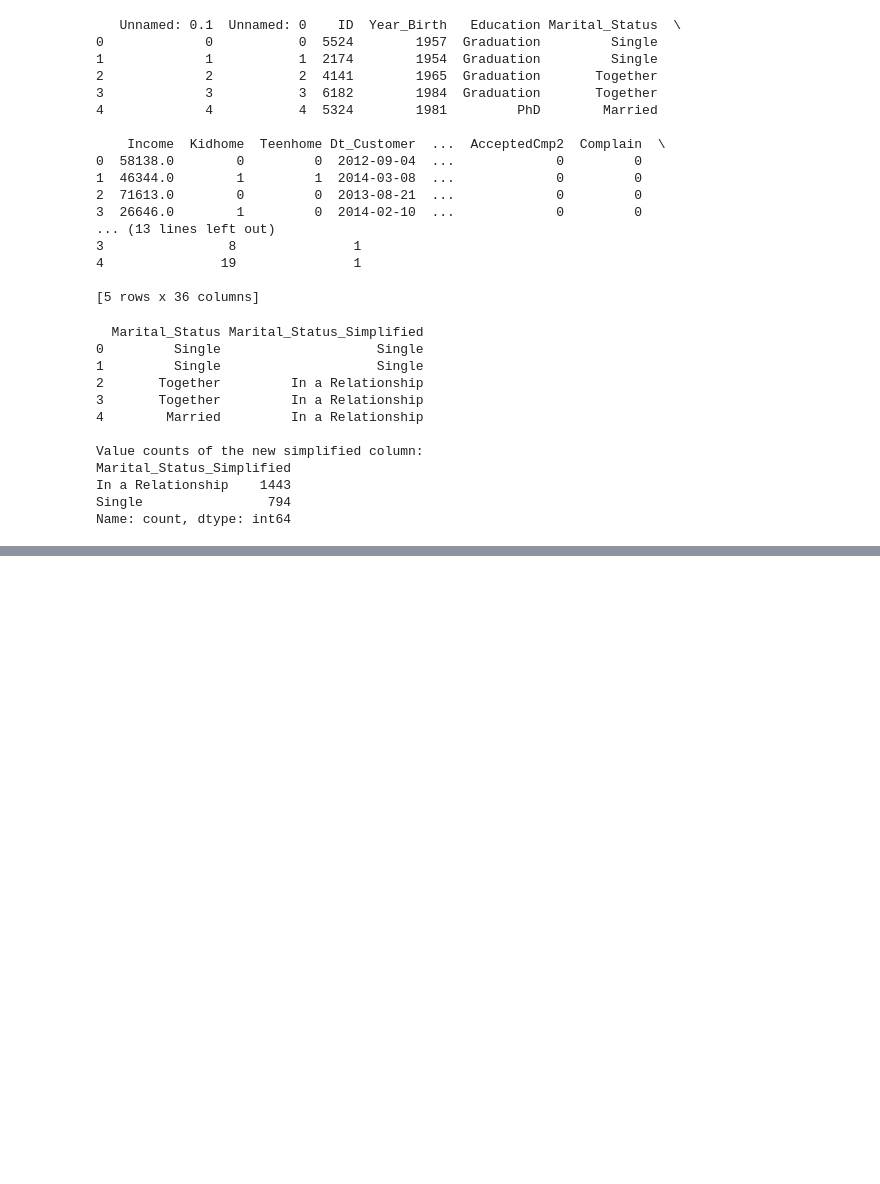
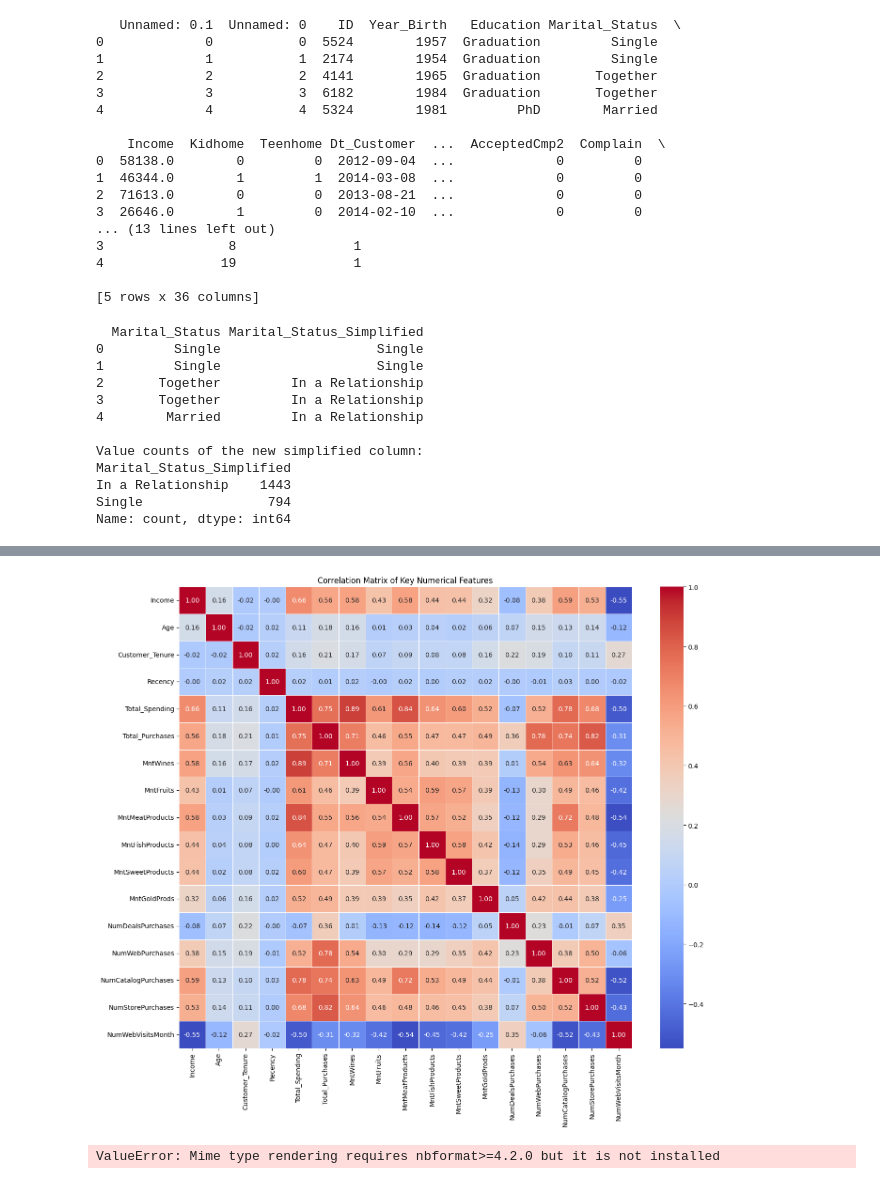
Before and after one commit to SsenogaHerman/GROUP_B_EVENING_RECESS, a Jupyter notebook: missing_values.ipynb, the cells around one changed output, grey strips where cells are left out. Saved outputs shown, nothing was run; the diff lists cells and outputs as text; code cells hidden in the pictures; blank space fills up the shorter version.

```diff
--- a/missing_values.ipynb
+++ b/missing_values.ipynb
@@ -669,0 +768,49 @@ DataFrame df3 head with engineered clusters:
+# %%
+# Select relevant numerical columns for correlation
+numerical_cols = [
+    'Income', 'Age', 'Customer_Tenure', 'Recency', 'Total_Spending', 'Total_Purchases',
+    'MntWines', 'MntFruits', 'MntMeatProducts', 'MntFishProducts', 'MntSweetProducts', 'MntGoldProds',
+    'NumDealsPurchases', 'NumWebPurchases', 'NumCatalogPurchases', 'NumStorePurchases', 'NumWebVisitsMonth'
+]
+
+# Calculate the correlation matrix
+correlation_matrix = df3[numerical_cols].corr()
+
+# Plot the heatmap
+plt.figure(figsize=(14, 12))
+sns.heatmap(correlation_matrix, annot=True, cmap='coolwarm', fmt=".2f", linewidths=.5)
+plt.title('Correlation Matrix of Key Numerical Features')
+plt.xticks(rotation=90)
+plt.yticks(rotation=0)
+plt.tight_layout()
+plt.show()
+# %% [output]
+[figure, added]
+# %%
+import plotly.express as px
+# Set a style for better aesthetics for plots (optional, mainly affects static plots)
+sns.set_style("whitegrid")
+plt.rcParams['font.family'] = 'Inter' # Set font to Inter (optional)
+
+# --- 3D Plot using Plotly Express ---
+# Using df2 for plotting
+fig = px.scatter_3d(df3,
+                    x='Income',
+                    y='Total_Spending',
+                    z='Age',
+                    color='Education', # You can color points by a categorical variable
+                    hover_name='ID',   # Display customer ID on hover
+                    hover_data=['Marital_Status_Simplified', 'Customer_Tenure'], # Add more info on hover
+                    title='3D Scatter Plot of Customer Income, Total Spending, and Age'
+                   )
+
+# Adjust z-axis range. This line might need adjustment if Z is 'Age' (not Year_Birth).
+# If Age typically ranges from 20 to 90, 1920-2020 is too wide and incorrect.
+# You might remove it or set it to a realistic age range, e.g., [18, 90]
+# For now, let's keep it commented out to avoid potential empty plots if the range is wrong for 'Age'.
+# fig.update_layout(scene_zaxis_range=[1920, 2020])
+
+# To display the plot
+fig.show()
+# %% [output]
+ValueError: Mime type rendering requires nbformat>=4.2.0 but it is not installed
```
Also changed, not shown: parts of 5 cells of this notebook, 7 other files.
